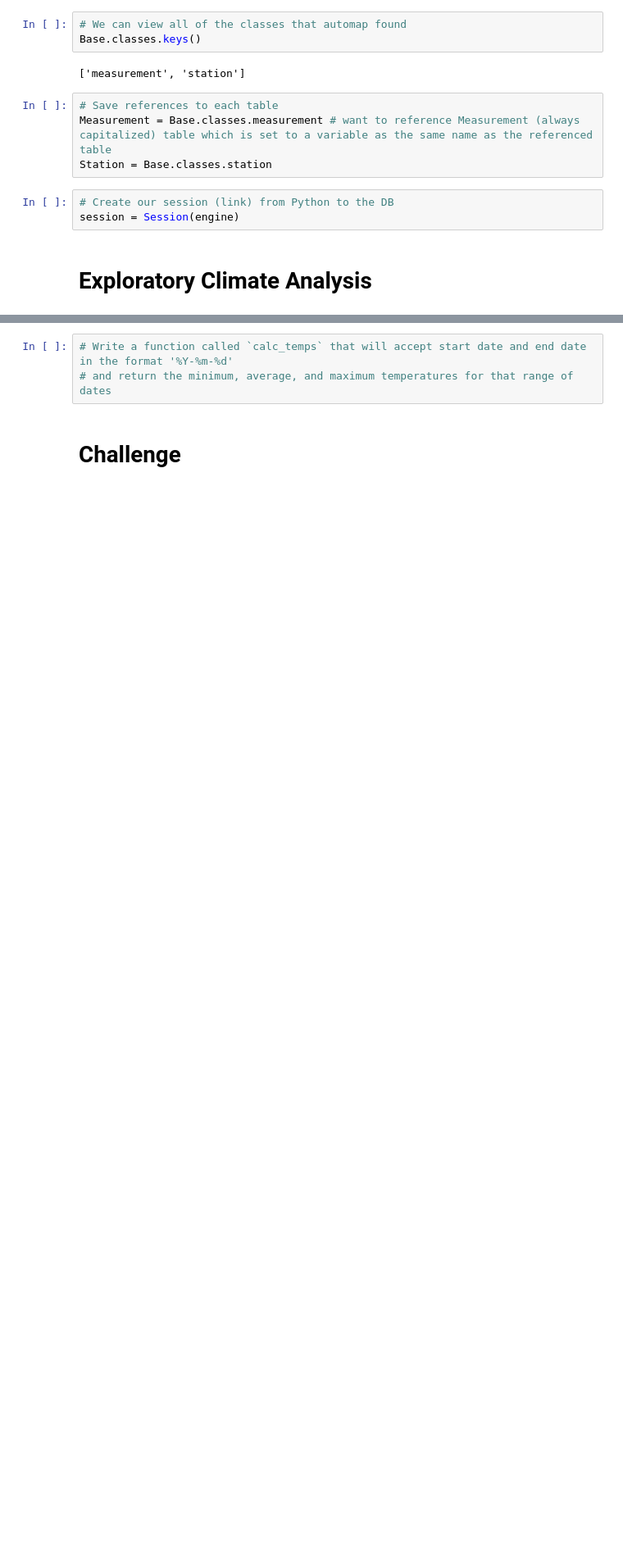
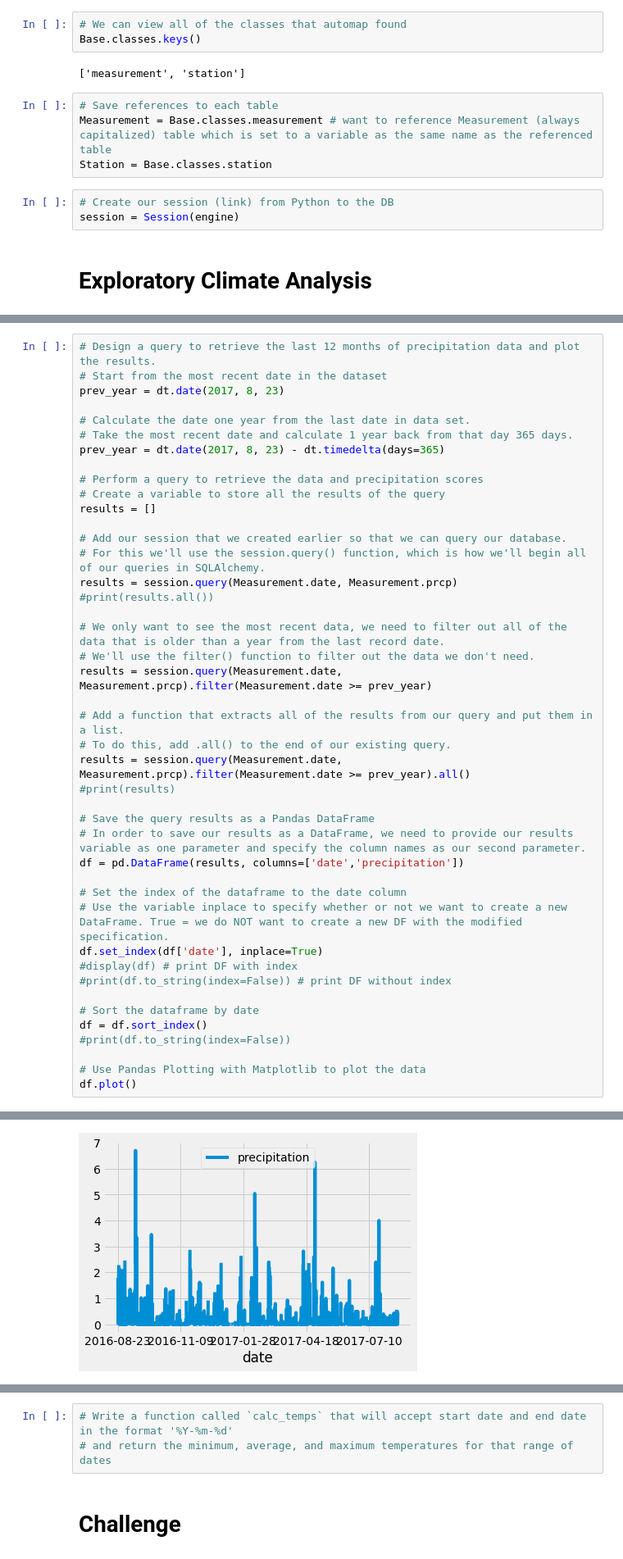
Before and after one commit to Molo24/surfs_up, a Jupyter notebook: climate_analysis.ipynb, the cells around one changed output, grey strips where cells are left out. Shown: that part at 82% size. Cells and saved outputs as stored; diff of their text form; blank space fills up the shorter version.

```diff
--- a/climate_analysis.ipynb
+++ b/climate_analysis.ipynb
@@ -53,0 +41,44 @@ session = Session(engine)
+# %%
+# Design a query to retrieve the last 12 months of precipitation data and plot the results.
+# Start from the most recent date in the dataset
+prev_year = dt.date(2017, 8, 23)
+
+# Calculate the date one year from the last date in data set.
+# Take the most recent date and calculate 1 year back from that day 365 days.
+prev_year = dt.date(2017, 8, 23) - dt.timedelta(days=365)
+
+# Perform a query to retrieve the data and precipitation scores
+# Create a variable to store all the results of the query
+results = []
+
+# Add our session that we created earlier so that we can query our database.
+# For this we'll use the session.query() function, which is how we'll begin all of our queries in SQLAlchemy.
+results = session.query(Measurement.date, Measurement.prcp)
+#print(results.all())
+
+# We only want to see the most recent data, we need to filter out all of the data that is older than a year from the last record date.
+# We'll use the filter() function to filter out the data we don't need.
+results = session.query(Measurement.date, Measurement.prcp).filter(Measurement.date >= prev_year)
+
+# Add a function that extracts all of the results from our query and put them in a list.
+# To do this, add .all() to the end of our existing query.
+results = session.query(Measurement.date, Measurement.prcp).filter(Measurement.date >= prev_year).all()
+#print(results)
+
+# Save the query results as a Pandas DataFrame
+# In order to save our results as a DataFrame, we need to provide our results variable as one parameter and specify the column names as our second parameter.
+df = pd.DataFrame(results, columns=['date','precipitation'])
+
+# Set the index of the dataframe to the date column
+# Use the variable inplace to specify whether or not we want to create a new DataFrame. True = we do NOT want to create a new DF with the modified specification.
+df.set_index(df['date'], inplace=True)
+#display(df) # print DF with index
+#print(df.to_string(index=False)) # print DF without index
+
+# Sort the dataframe by date
+df = df.sort_index()
+#print(df.to_string(index=False))
+
+# Use Pandas Plotting with Matplotlib to plot the data
+df.plot()
+# %% [output]
@@ -54,2 +86,3 @@ session = Session(engine)
+[figure, added]
 # %%
 # Use Pandas to calcualte the summary statistics for the precipitation data
```
Also changed, not shown: parts of 11 cells of this notebook.
